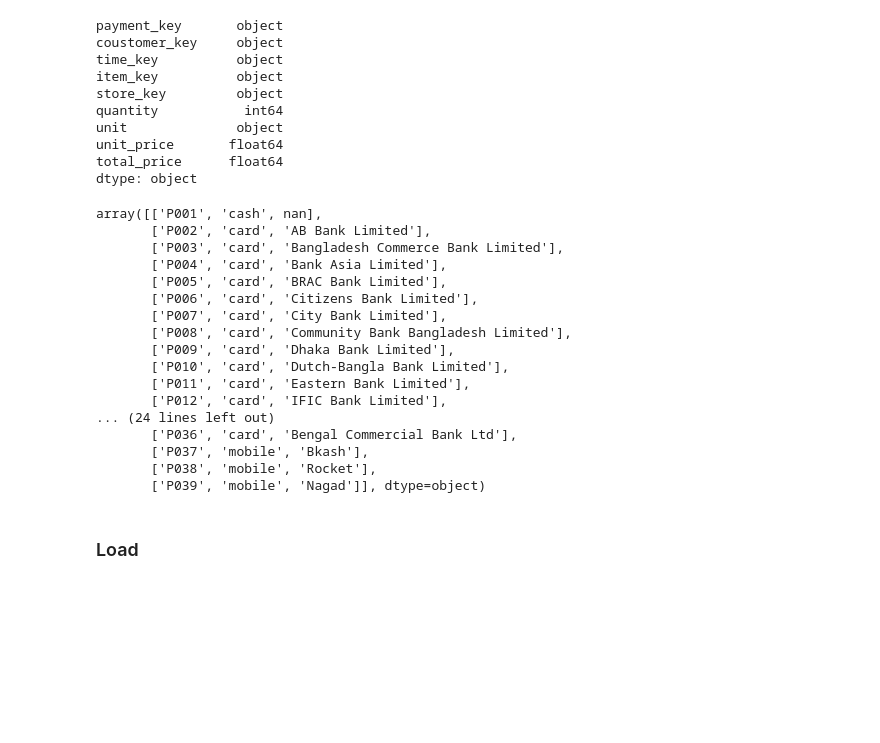
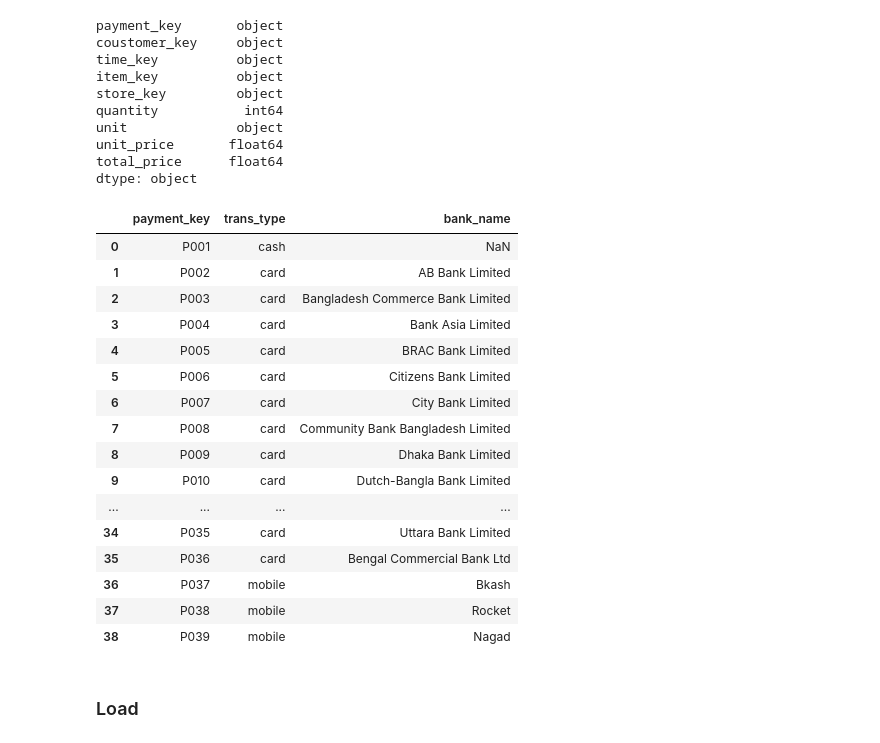
Before and after one commit to esrdlab-vinternship/HDA-Buet-vtraining-23, a Jupyter notebook: notebook/dataload/HDA-Intro_tutorial.ipynb, the cells around one changed output. Saved outputs shown, nothing was run; the diff lists cells and outputs as text; code cells hidden in the pictures; blank space fills up the shorter version.

```diff
--- a/notebook/dataload/HDA-Intro_tutorial.ipynb
+++ b/notebook/dataload/HDA-Intro_tutorial.ipynb
@@ -57,7 +57,7 @@ fact_table
 | 999999 | P032 | C004067 | T018028 | I00044 | S00326 | 10 | cans | 8.0 | 80.0 |
 1000000 rows × 9 columns
 # %%
-trans_dim = pd.read_excel(r'D:\HDA vinternship Buet\dataset\e-commerece_data.xlsx', sheet_name='Trans_dim', engine='openpyxl')
+trans_dim = pd.read_excel(r'G:\Vinternship\dataset\e-commerece_data.xlsx', sheet_name='Trans_dim', engine='openpyxl')
 # %%
 trans_dim.dtypes
 trans_dim['payment_key']
@@ -180,25 +180,25 @@ unit_price       float64
 total_price      float64
 dtype: object
 # %%
-trans_dim.values
+trans_dim
 # %% [output]
-array([['P001', 'cash', nan],
-       ['P002', 'card', 'AB Bank Limited'],
-       ['P003', 'card', 'Bangladesh Commerce Bank Limited'],
-       ['P004', 'card', 'Bank Asia Limited'],
-       ['P005', 'card', 'BRAC Bank Limited'],
-       ['P006', 'card', 'Citizens Bank Limited'],
-       ['P007', 'card', 'City Bank Limited'],
-       ['P008', 'card', 'Community Bank Bangladesh Limited'],
-       ['P009', 'card', 'Dhaka Bank Limited'],
-       ['P010', 'card', 'Dutch-Bangla Bank Limited'],
-       ['P011', 'card', 'Eastern Bank Limited'],
-       ['P012', 'card', 'IFIC Bank Limited'],
-... (24 lines left out)
-       ['P036', 'card', 'Bengal Commercial Bank Ltd'],
-       ['P037', 'mobile', 'Bkash'],
-       ['P038', 'mobile', 'Rocket'],
-       ['P039', 'mobile', 'Nagad']], dtype=object)
+|  | payment_key | trans_type | bank_name |
+| 0 | P001 | cash | NaN |
+| 1 | P002 | card | AB Bank Limited |
+| 2 | P003 | card | Bangladesh Commerce Bank Limited |
+| 3 | P004 | card | Bank Asia Limited |
+| 4 | P005 | card | BRAC Bank Limited |
+| 5 | P006 | card | Citizens Bank Limited |
+| 6 | P007 | card | City Bank Limited |
+| 7 | P008 | card | Community Bank Bangladesh Limited |
+| 8 | P009 | card | Dhaka Bank Limited |
+| 9 | P010 | card | Dutch-Bangla Bank Limited |
+| ... | ... | ... | ... |
+| 34 | P035 | card | Uttara Bank Limited |
+| 35 | P036 | card | Bengal Commercial Bank Ltd |
+| 36 | P037 | mobile | Bkash |
+| 37 | P038 | mobile | Rocket |
+| 38 | P039 | mobile | Nagad |
 # %% [markdown]
 ### Load ###
 # %% [markdown]
```
Also changed, not shown: parts of 18 cells of this notebook, 1 other file.
